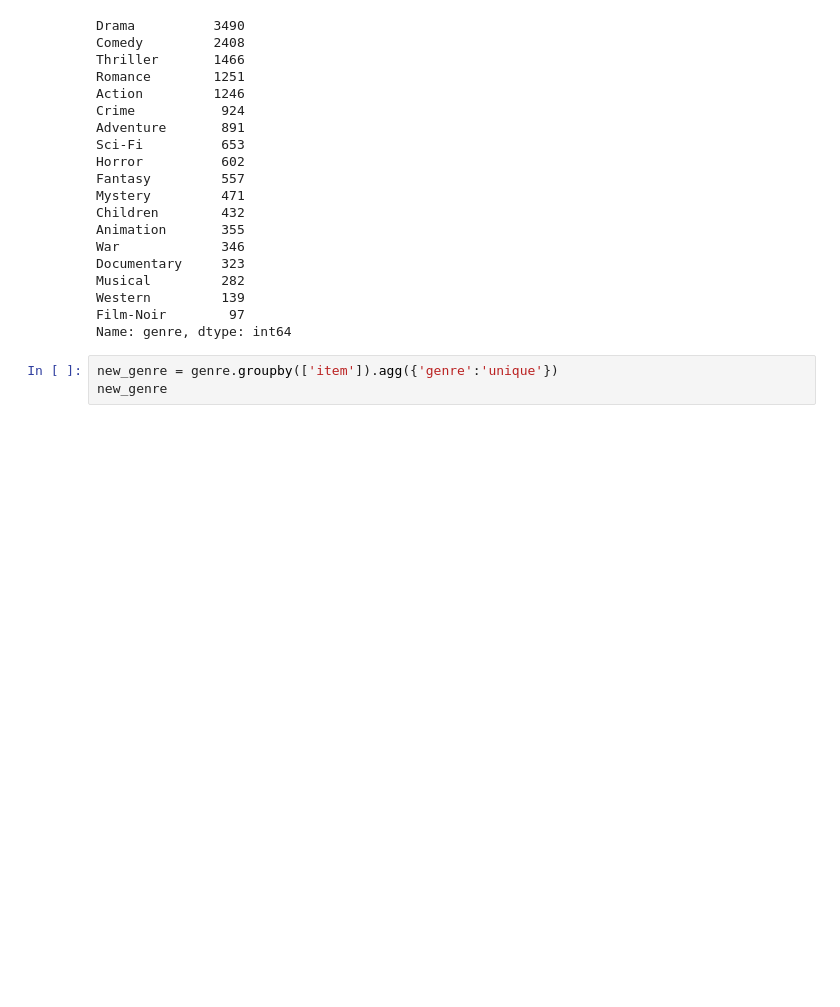
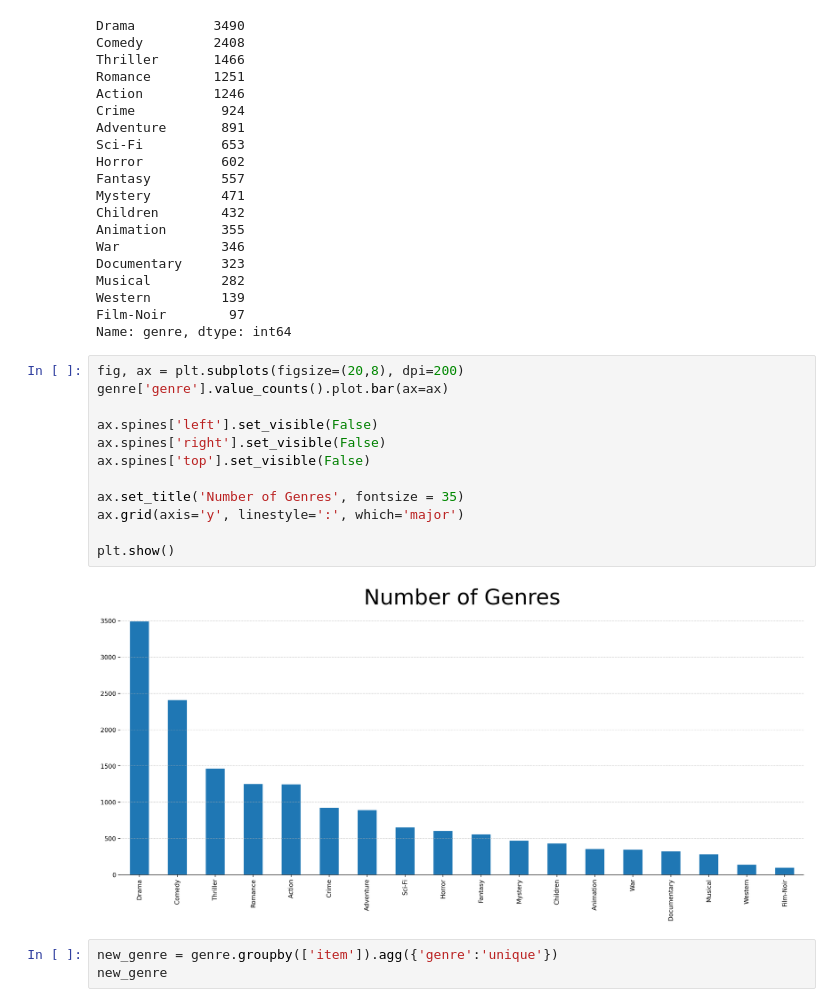
Before and after one commit to SNMHZ/movie-recommendation, a Jupyter notebook: practice/T3080/EDA.ipynb, the cells around one changed output. Drawn from its saved outputs; the diff is of its cells as text; blank space fills up the shorter version.

```diff
--- a/practice/T3080/EDA.ipynb
+++ b/practice/T3080/EDA.ipynb
@@ -308,6 +314,20 @@ Musical         282
 Western         139
 Film-Noir        97
 Name: genre, dtype: int64
+# %%
+fig, ax = plt.subplots(figsize=(20,8), dpi=200)
+genre['genre'].value_counts().plot.bar(ax=ax)
+
+ax.spines['left'].set_visible(False)
+ax.spines['right'].set_visible(False)
+ax.spines['top'].set_visible(False)
+
+ax.set_title('Number of Genres', fontsize = 35)
+ax.grid(axis='y', linestyle=':', which='major')
+
+plt.show()
+# %% [output]
+[figure, added]
 # %%
 new_genre = genre.groupby(['item']).agg({'genre':'unique'})
 new_genre
```
Also changed, not shown: parts of 12 cells of this notebook.
